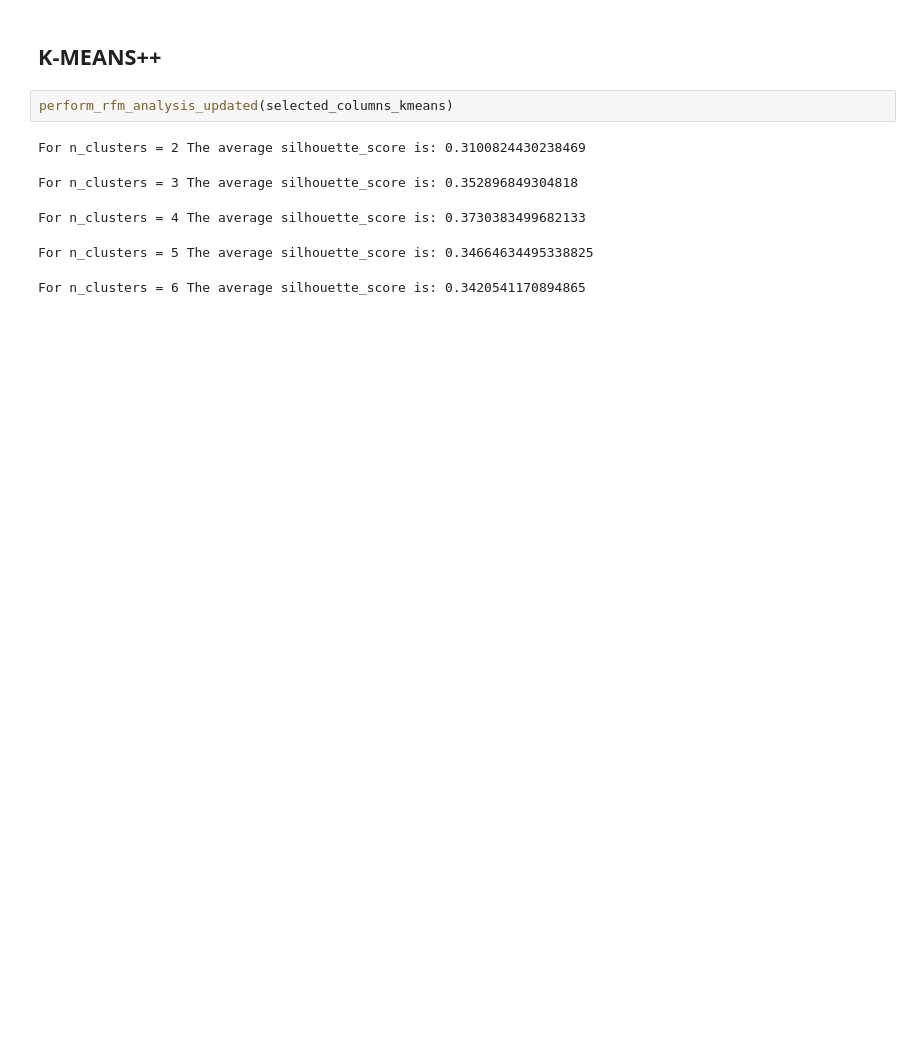
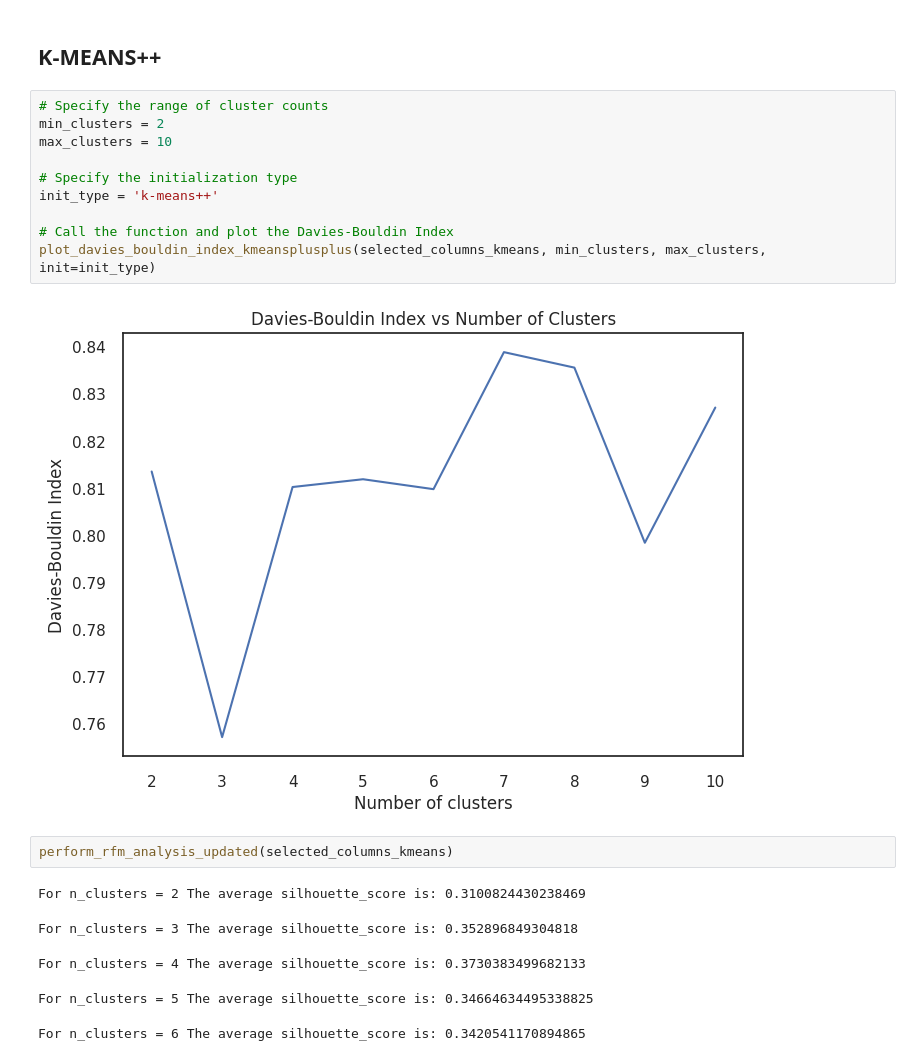
Before and after one commit to Pablocodes1993/finalproject, a Jupyter notebook: CUSTOMER_SEGMENTATION_USING_UNSUPERVISED_METHODS_AND_RFM.ipynb, the cells around one changed output. Saved outputs shown, nothing was run; the diff lists cells and outputs as text; blank space fills up the shorter version.

```diff
--- a/CUSTOMER_SEGMENTATION_USING_UNSUPERVISED_METHODS_AND_RFM.ipynb
+++ b/CUSTOMER_SEGMENTATION_USING_UNSUPERVISED_METHODS_AND_RFM.ipynb
@@ -1311,5 +1397,17 @@ selected_columns_kmeans=RFM_log_trans_wo_scaled[['Recency','Frequency','Monetary
 # %% [markdown]
 ## K-MEANS++
+# %%
+# Specify the range of cluster counts
+min_clusters = 2
+max_clusters = 10
+
+# Specify the initialization type
+init_type = 'k-means++'
+
+# Call the function and plot the Davies-Bouldin Index
+plot_davies_bouldin_index_kmeansplusplus(selected_columns_kmeans, min_clusters, max_clusters, init=init_type)
+# %% [output]
+[figure, added]
 # %%
 perform_rfm_analysis_updated(selected_columns_kmeans)
 # %% [output]
```
Also changed, not shown: parts of 10 cells of this notebook.
